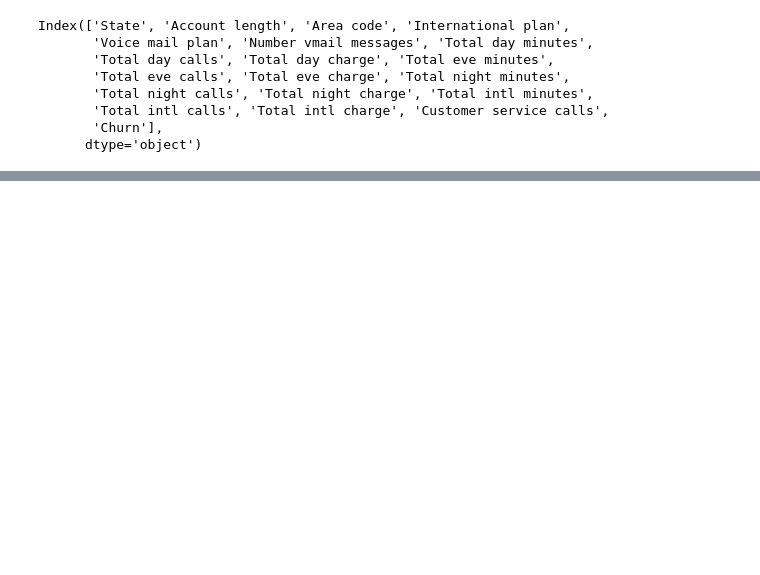
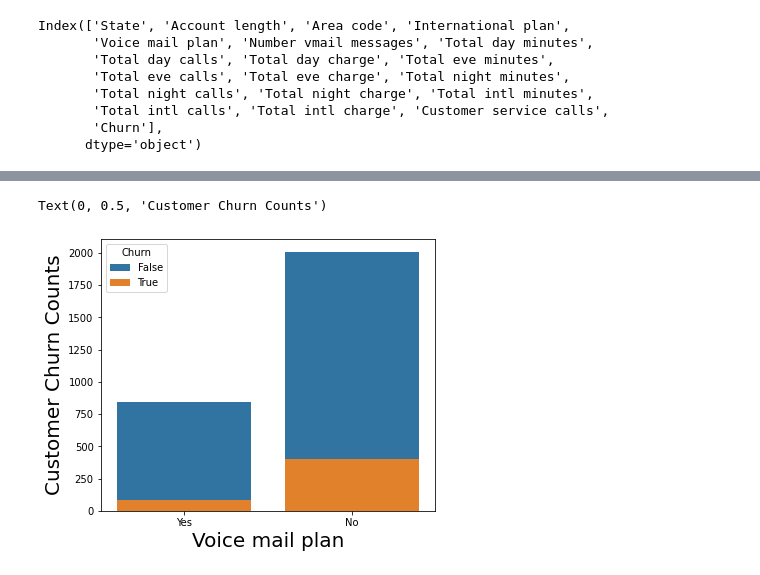
Before and after one commit to Ashfaquesayyed/telecom-churn-analysis, a Jupyter notebook: telecom_churn_analysis.ipynb, the cells around one changed output, grey strips where cells are left out. Saved outputs shown, nothing was run; the diff lists cells and outputs as text; code cells hidden in the pictures; blank space fills up the shorter version.

```diff
--- a/telecom_churn_analysis.ipynb
+++ b/telecom_churn_analysis.ipynb
@@ -179,0 +262,11 @@ Index(['State', 'Account length', 'Area code', 'International plan',
+# %%
+#figure size
+plt.figure(figsize=(6,5))
+#Making count plot
+voice_plan=sns.countplot(data=df, x='Voice mail plan', hue='Churn', dodge= False)
+#labeling
+voice_plan.set_xlabel('Voice mail plan',fontsize=20)
+voice_plan.set_ylabel('Customer Churn Counts',fontsize=20)
+# %% [output]
+Text(0, 0.5, 'Customer Churn Counts')
+[figure, added]
```
Also changed, not shown: parts of 26 cells of this notebook.
